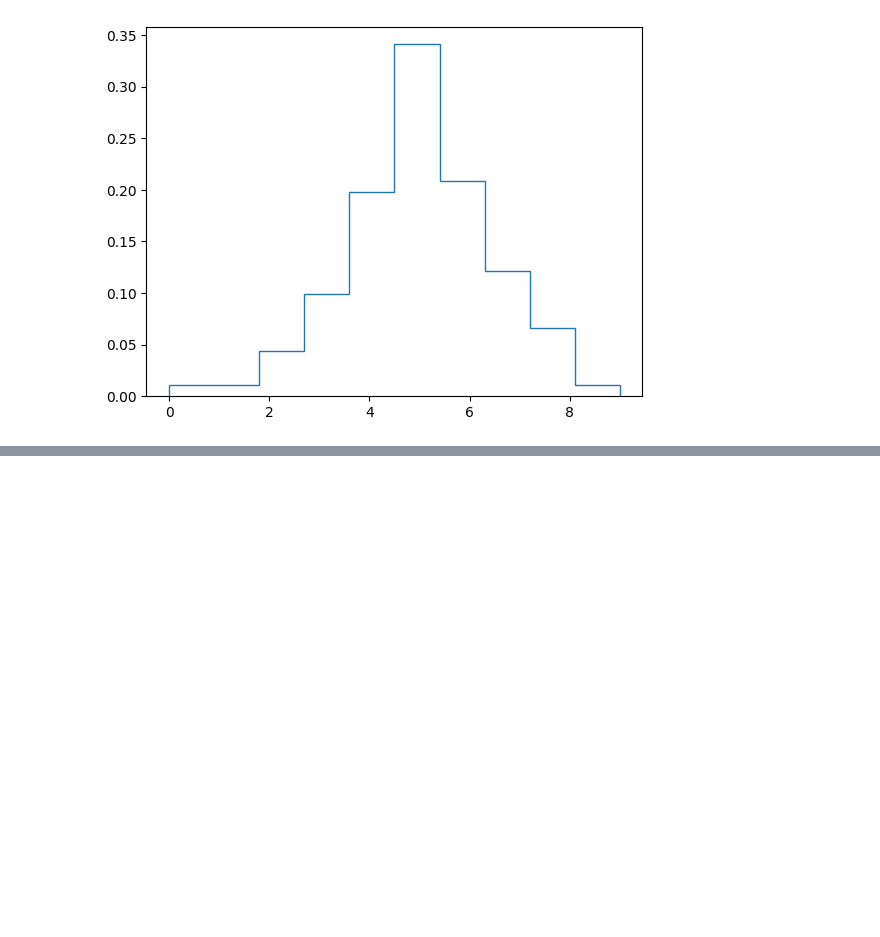
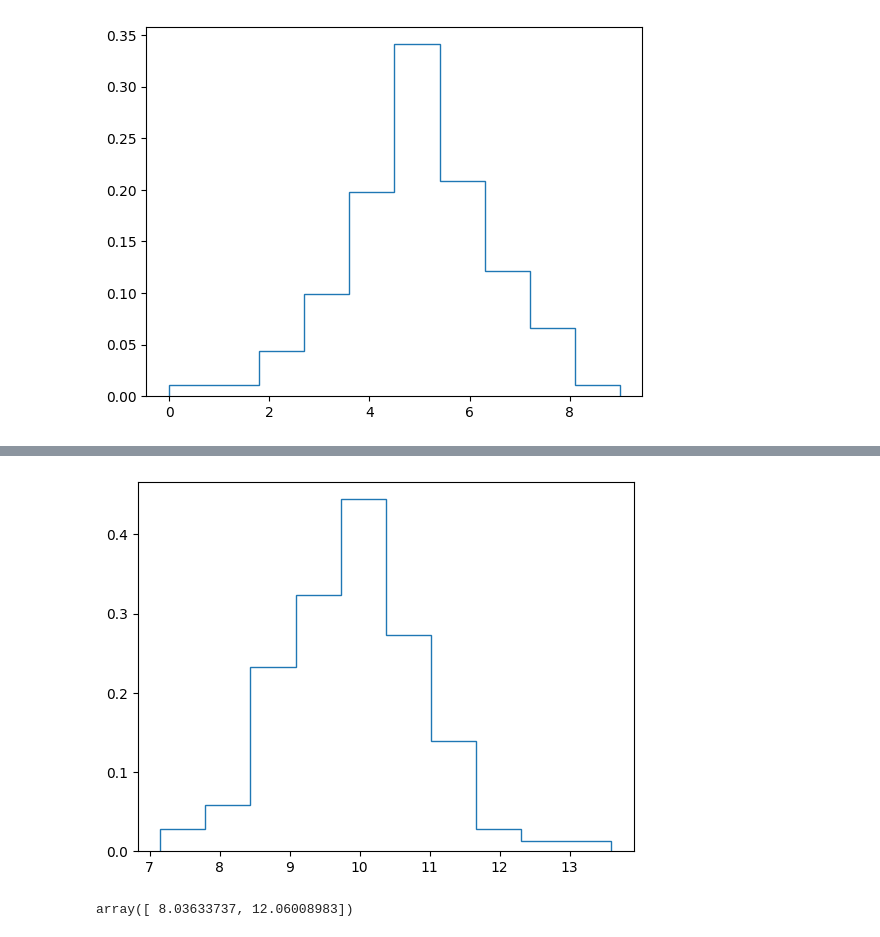
Before and after one commit to roualdes/lectures, a Jupyter notebook: 314/clt.ipynb, the cells around one changed output, grey strips where cells are left out. Saved outputs shown, nothing was run; the diff lists cells and outputs as text; code cells hidden in the pictures; blank space fills up the shorter version.

```diff
--- a/314/clt.ipynb
+++ b/314/clt.ipynb
@@ -42,0 +60,15 @@ np.mean(x) + Normal().ppf(0.975) * np.sqrt(np.var(x) / N)
+# %%
+# Bootstrap Confidence Interval
+cms = np.zeros(R)
+for r in range(R):
+    idx = rng.integers(N, size = N)
+    bx = x[idx]
+    cms[r] = np.mean(bx)
+# %%
+plt.hist(cms, density = True, histtype = "step");
+# %% [output]
+[figure, added]
+# %%
+np.quantile(cms, [0.025, 0.975])
+# %% [output]
+array([ 8.03633737, 12.06008983])
```
Also changed, not shown: parts of 6 cells of this notebook, 25 other files.
